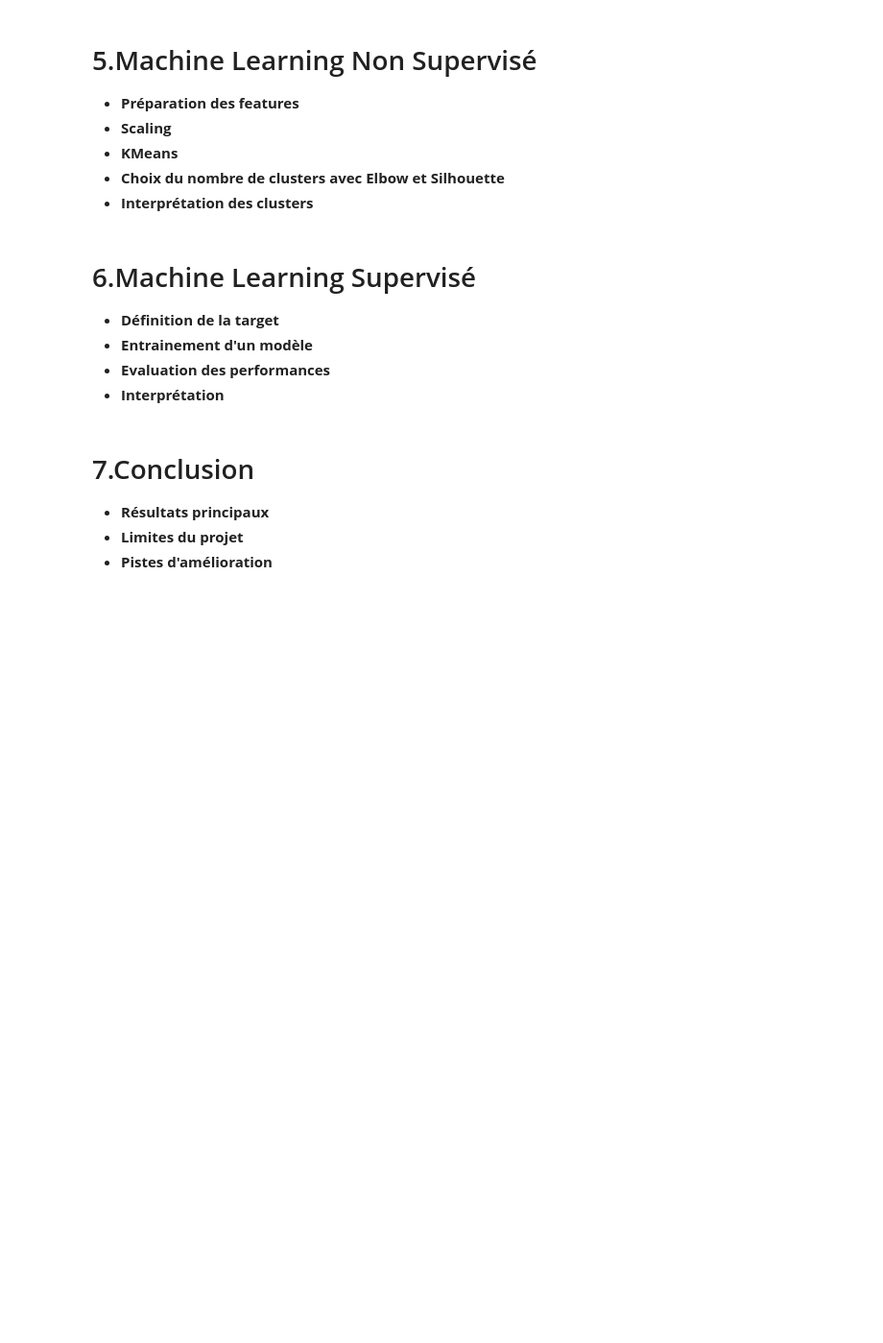
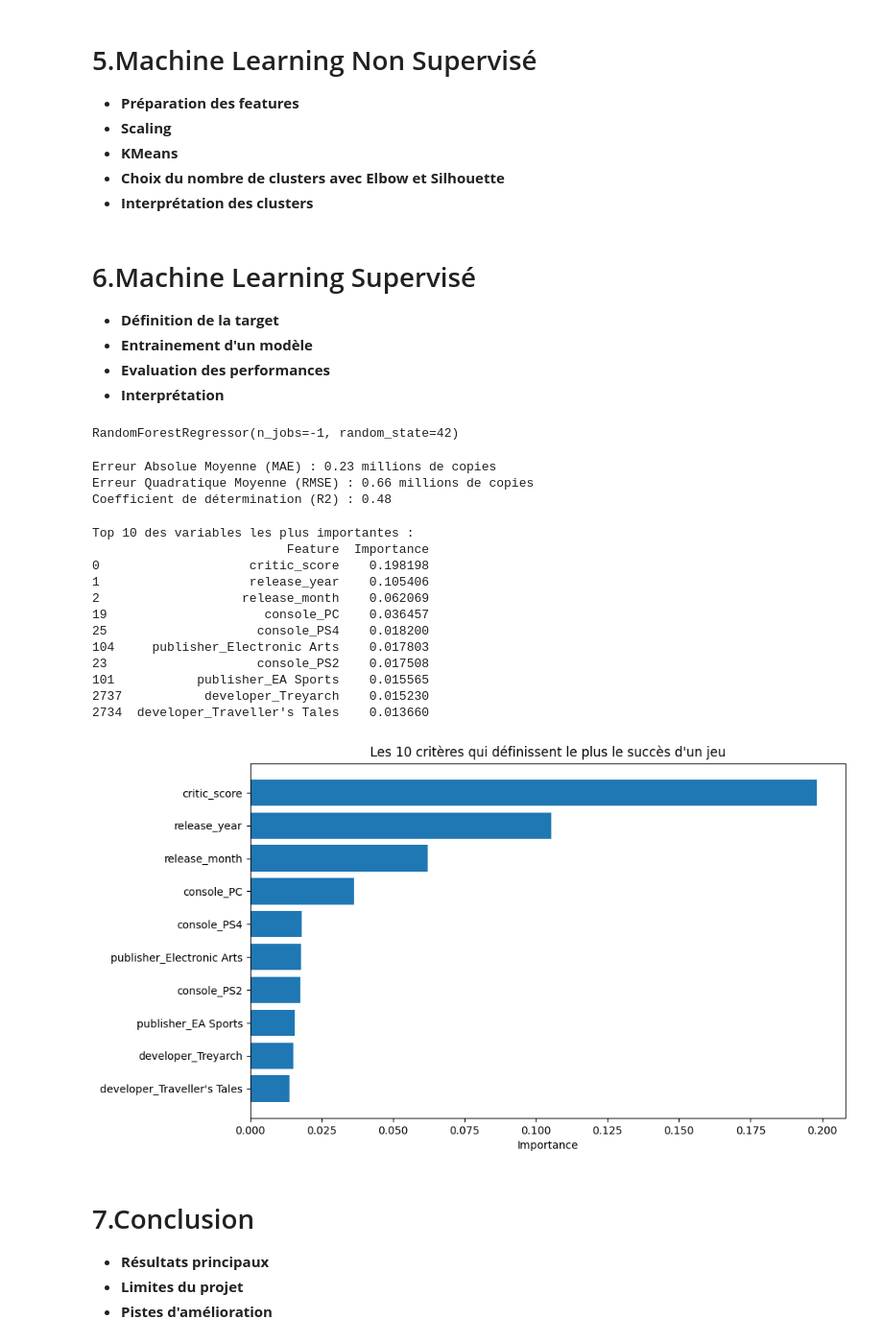
Before and after one commit to Arnaudmyges/DataMining, a Jupyter notebook: Projet.ipynb, the cells around one changed output. Shown at 96% size. Cells and saved outputs as stored; diff of their text form; code cells hidden in the pictures; blank space fills up the shorter version.

```diff
--- a/Projet.ipynb
+++ b/Projet.ipynb
@@ -230,3 +241,10 @@ print(df['critic_score'].min(), df['critic_score'].max())
+# %%
+df = df.drop(columns=['total_sales'])
+# %%
+seuil = 20
+editeurs_frequents = df['publisher'].value_counts()[df['publisher'].value_counts() >= seuil].index
+
+df['publisher'] = df['publisher'].apply(lambda x: x if x in editeurs_frequents else 'Other')
 # %% [markdown]
 # 5.Machine Learning Non Supervisé
 - **Préparation des features**
@@ -242,0 +263,7 @@ print(df['critic_score'].min(), df['critic_score'].max())
+# %%
+df_ml = df.drop(columns= ['title'])
+df_encoded = pd.get_dummies(df_ml, drop_first=True)
+X = df_encoded.drop(columns=['log_total_sales'])
+y = df_encoded['log_total_sales']
+
+X_train, X_test, y_train, y_test = train_test_split(X, y, test_size=0.2, random_state=42)
@@ -242,0 +272,5 @@ print(df['critic_score'].min(), df['critic_score'].max())
+# %%
+modele_rf = RandomForestRegressor(n_estimators=100, random_state=42, n_jobs=-1)
+modele_rf.fit(X_train, y_train)
+# %% [output]
+RandomForestRegressor(n_jobs=-1, random_state=42)
@@ -243,3 +279,53 @@ print(df['critic_score'].min(), df['critic_score'].max())
+# %%
+predictions_log = modele_rf.predict(X_test)
+
+y_test_reel = np.expm1(y_test)
+predictions_reel = np.expm1(predictions_log)
+
+mae = mean_absolute_error(y_test_reel, predictions_reel)
+rmse = np.sqrt(mean_squared_error(y_test_reel, predictions_reel))
+r2 = r2_score(y_test, predictions_log)
+
+print(f"Erreur Absolue Moyenne (MAE) : {mae:.2f} millions de copies")
+print(f"Erreur Quadratique Moyenne (RMSE) : {rmse:.2f} millions de copies")
+print(f"Coefficient de détermination (R2) : {r2:.2f}")
+# %% [output]
+Erreur Absolue Moyenne (MAE) : 0.23 millions de copies
+Erreur Quadratique Moyenne (RMSE) : 0.66 millions de copies
+Coefficient de détermination (R2) : 0.48
+# %%
+importances = modele_rf.feature_importances_
+
+
+feature_importance_df = pd.DataFrame({
+    'Feature': X.columns,
+    'Importance': importances
+}).sort_values(by='Importance', ascending=False)
+
+
+print("Top 10 des variables les plus importantes :")
+print(feature_importance_df.head(10))
+
+
+plt.figure(figsize=(10, 6))
+plt.barh(feature_importance_df['Feature'].head(10)[::-1], feature_importance_df['Importance'].head(10)[::-1])
+plt.title("Les 10 critères qui définissent le plus le succès d'un jeu")
+plt.xlabel("Importance")
+plt.show()
+# %% [output]
+Top 10 des variables les plus importantes :
+                          Feature  Importance
+0                    critic_score    0.198198
+1                    release_year    0.105406
+2                   release_month    0.062069
+19                     console_PC    0.036457
+25                    console_PS4    0.018200
+104     publisher_Electronic Arts    0.017803
+23                    console_PS2    0.017508
+101           publisher_EA Sports    0.015565
+2737           developer_Treyarch    0.015230
+2734  developer_Traveller's Tales    0.013660
+[figure, added]
 # %% [markdown]
 # 7.Conclusion
 - **Résultats principaux**
```
Also changed, not shown: parts of 11 cells of this notebook.
